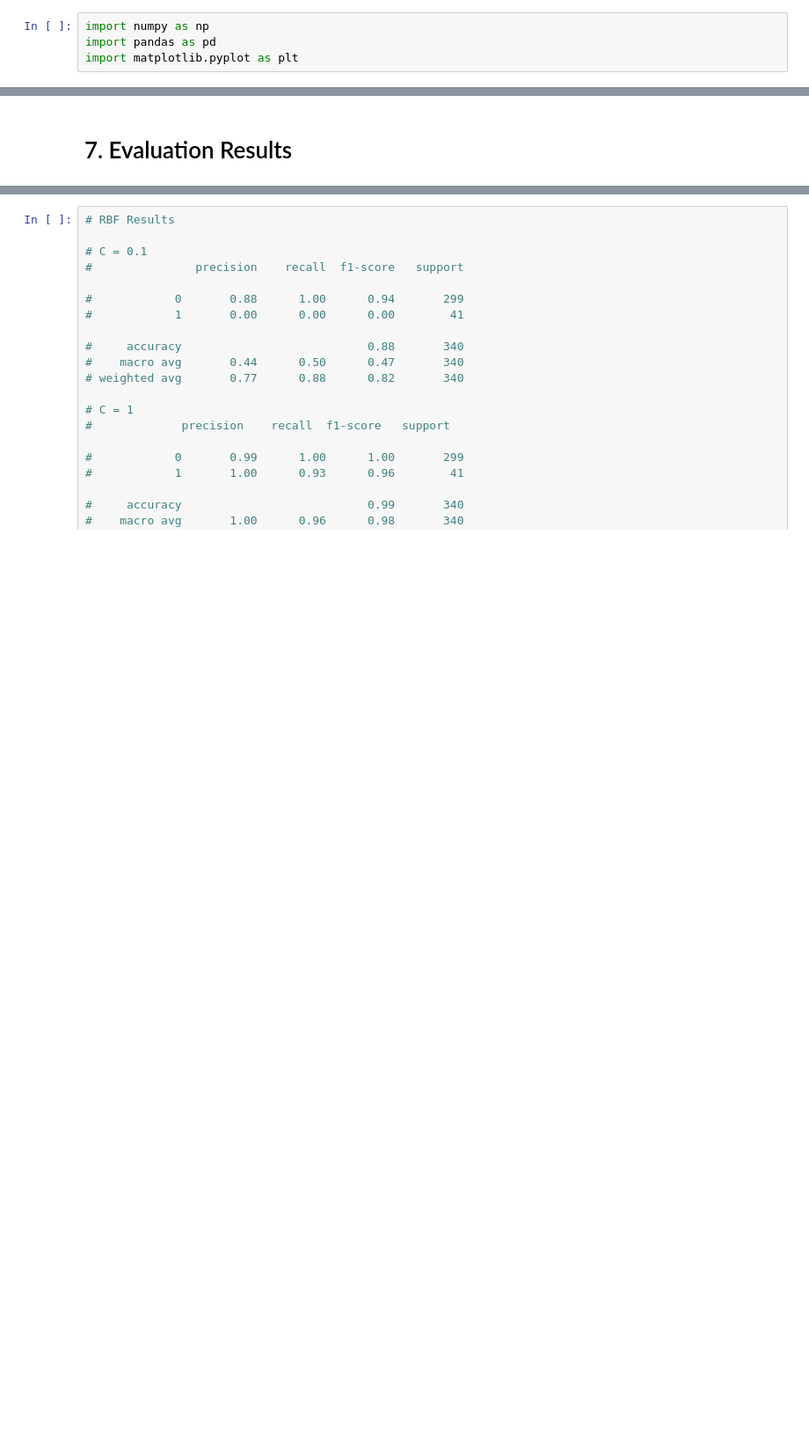
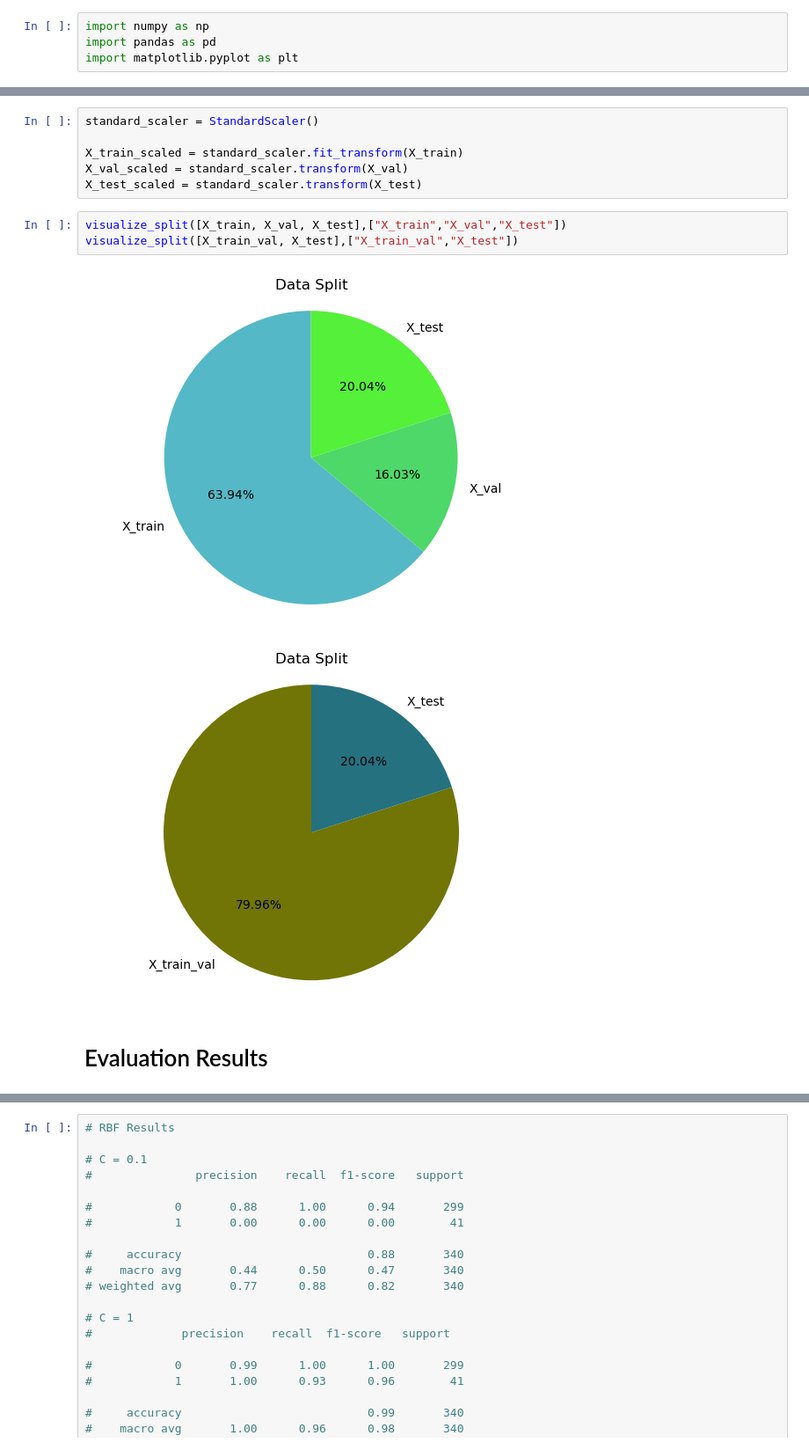
Before and after one commit to aruuuke/CreditRisk, a Jupyter notebook: SVM Project.ipynb, the cells around one changed output, grey strips where cells are left out. Shown at 88% size. Saved outputs shown, nothing was run; the diff lists cells and outputs as text; blank space fills up the shorter version.

```diff
--- a/SVM Project.ipynb
+++ b/SVM Project.ipynb
@@ -110,5 +84,17 @@ def split(X, y):
+# %%
+standard_scaler = StandardScaler()
+
+X_train_scaled = standard_scaler.fit_transform(X_train)
+X_val_scaled = standard_scaler.transform(X_val)
+X_test_scaled = standard_scaler.transform(X_test)
+# %%
+visualize_split([X_train, X_val, X_test],["X_train","X_val","X_test"])
+visualize_split([X_train_val, X_test],["X_train_val","X_test"])
+# %% [output]
+[figure, added]
+[figure, added]
 # %% [markdown]
-# 7. Evaluation Results
+# Evaluation Results
 # %%
 from sklearn import svm
 from sklearn.metrics import classification_report
```
Also changed, not shown: parts of 30 cells of this notebook.
